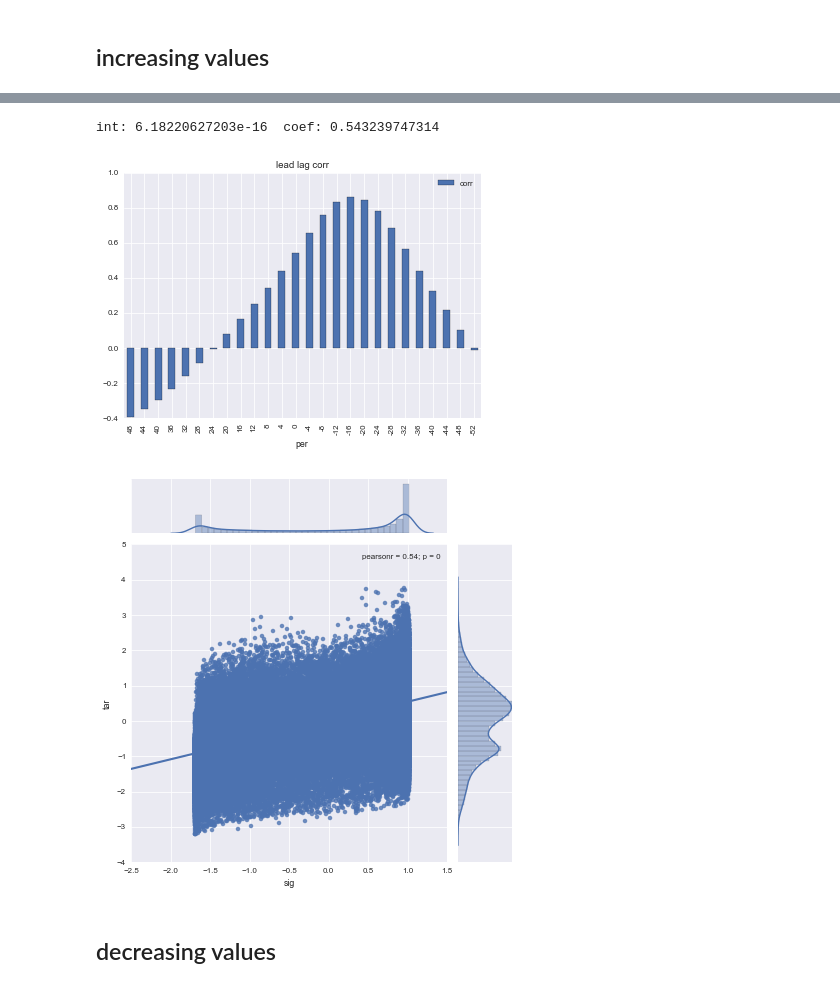
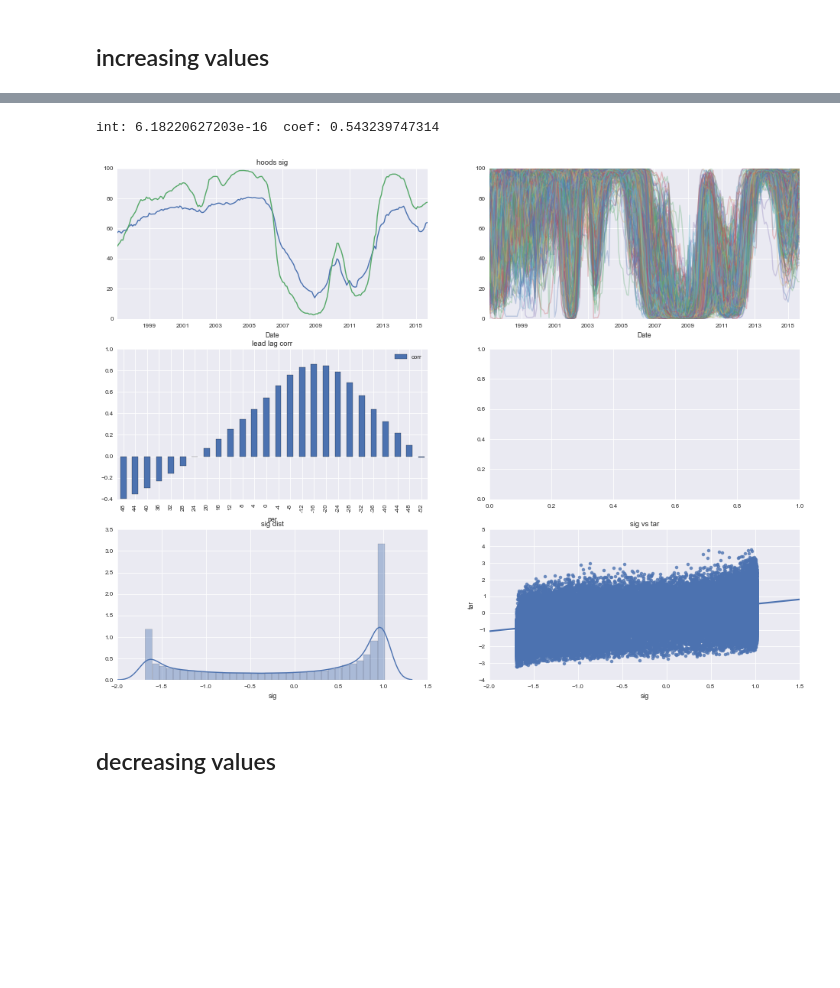
Before and after one commit to rhouck/re, a Jupyter notebook: explore2.ipynb, the cells around one changed output, grey strips where cells are left out. Drawn from its saved outputs; the diff is of its cells as text; code cells hidden in the pictures; blank space fills up the shorter version.

```diff
--- a/explore2.ipynb
+++ b/explore2.ipynb
@@ -25,12 +25,3 @@ sns.set_context("paper")
 # %% [output]
 The autoreload extension is already loaded. To reload it, use:
   %reload_ext autoreload
-# %%
-hoods = ut.load_hoods()
-cities = ut.load_cities()
-counties = ut.load_counties()
-states = ut.load_states()
-indicators = ut.load_indicators()
-
-tar = ut.load_target()
-tar_n = ut.load_target(neutral=True)
@@ -37,12 +30,2 @@ tar_n = ut.load_target(neutral=True)
 # %% [markdown]
 ## increasing values
-# %%
-series = 'IV'
-px_us = ut.load_quandl_data('regions', series).ix[:,0]
-px_ca = ut.load_quandl_data('states', series).ix[:,0]
-px_h = ut.load_quandl_data('hoods', series)
-
-px_h = (px_h
-        .fillna(method='bfill', limit=3)
-        .fillna(method='ffill', limit=3)
-        .dropna(axis=1))
@@ -58,16 +32,10 @@ px_h.plot(ax=axes[1], legend=False, alpha=.3)
-# %%
-ut.lead_lag_corr(px_h, tar, rng=range(-52,52,4)).plot(kind='bar', title='lead lag corr')
-
-df = ut.stack_and_align([px_h, tar], cols=('sig','tar')).dropna()
-df = ut.ts_score(df)
-sns.jointplot(df['sig'], df['tar'], kind='reg')
-
-clf = lm.LinearRegression()
-clf.fit(df[['sig']], df['tar'])
-print('int: {0}\tcoef: {1}'.format(clf.intercept_, clf.coef_[0]))
-# %% [output]
-int: 6.18220627203e-16  coef: 0.543239747314
-[figure, removed]
-[figure, removed]
+# %%
+series = 'IV'
+px_h, px_ca, px_us = ut.load_series(series)
+# %%
+ut.explore_series(px_h, px_ca, px_us, tar)
+# %% [output]
+int: 6.18220627203e-16  coef: 0.543239747314
+[figure, added]
 # %% [markdown]
 ## decreasing values
```
Also changed, not shown: parts of 26 cells of this notebook, 1 other file.
